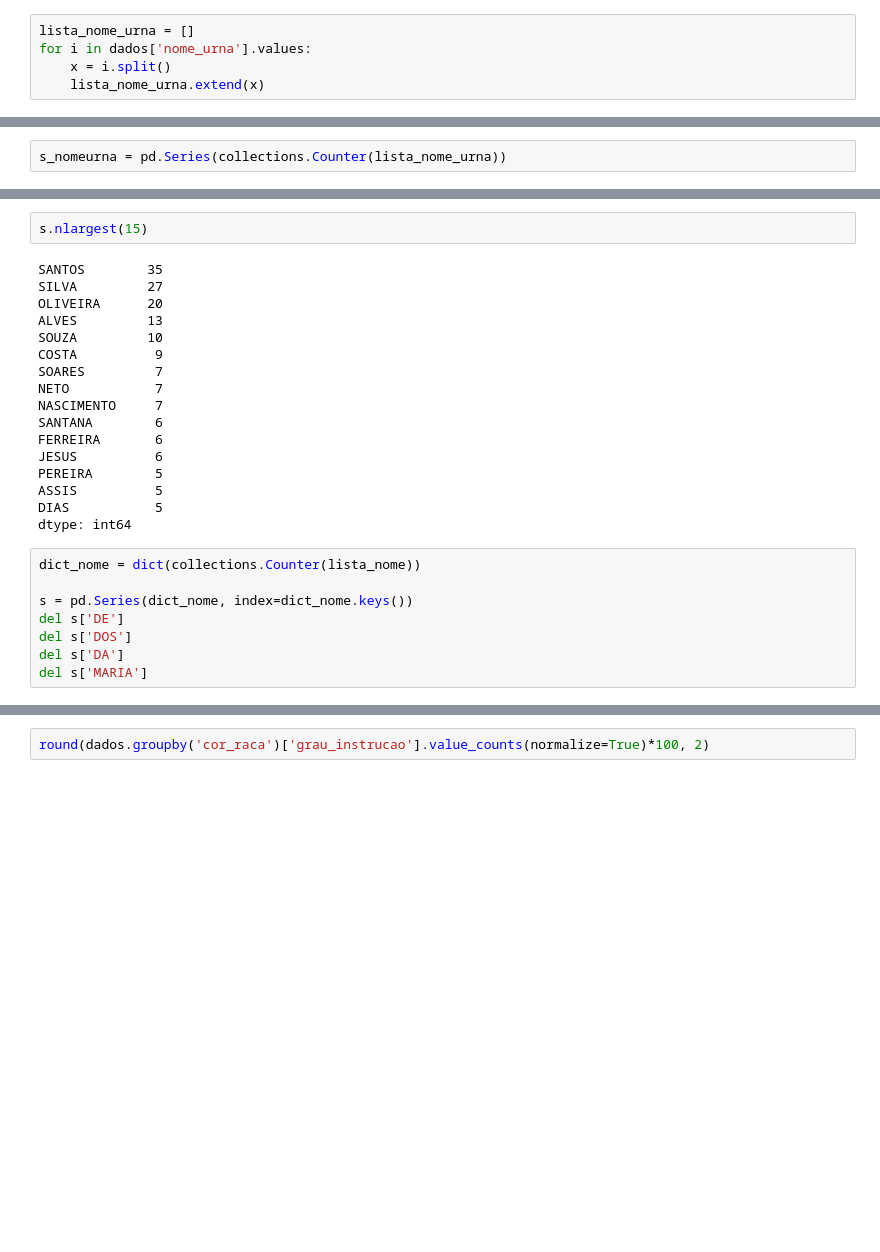
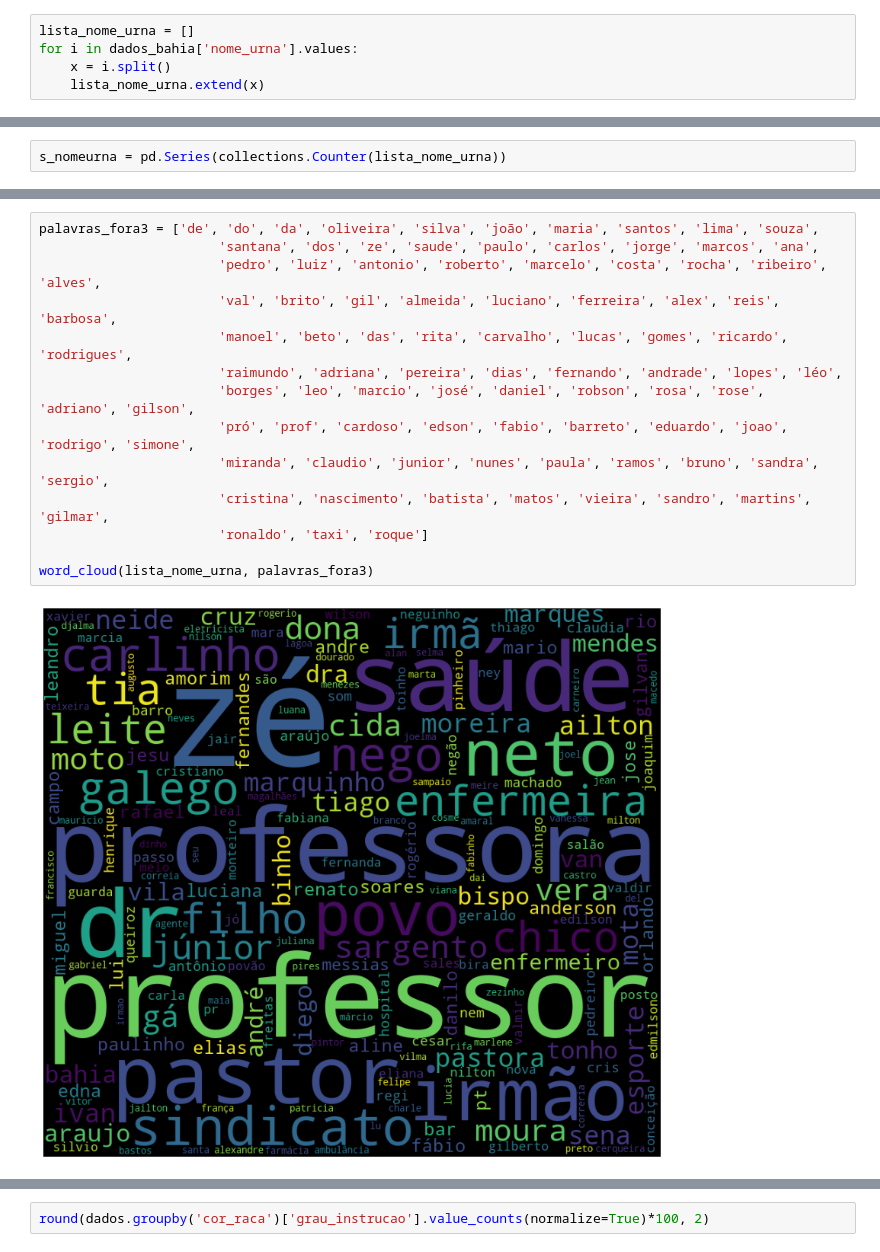
Before and after one commit to KPxto/candidatos_ibicarai2020, a Jupyter notebook: raiox_politica_ibicarai.ipynb, the cells around one changed output, grey strips where cells are left out. Drawn from its saved outputs; the diff is of its cells as text; blank space fills up the shorter version.

```diff
--- a/raiox_politica_ibicarai.ipynb
+++ b/raiox_politica_ibicarai.ipynb
@@ -168,6 +242,6 @@ dtype: int64
 # %%
 lista_nome_urna = []
-for i in dados['nome_urna'].values:
+for i in dados_bahia['nome_urna'].values:
     x = i.split()
     lista_nome_urna.extend(x)
 # %%
@@ -260,27 +286,16 @@ dados[dados['nome_urna']=='Pró Lai']
-# %%
-s.nlargest(15)
-# %% [output]
-SANTOS        35
-SILVA         27
-OLIVEIRA      20
-ALVES         13
-SOUZA         10
-COSTA          9
-SOARES         7
-NETO           7
-NASCIMENTO     7
-SANTANA        6
-FERREIRA       6
-JESUS          6
-PEREIRA        5
-ASSIS          5
-DIAS           5
-dtype: int64
-# %%
-dict_nome = dict(collections.Counter(lista_nome))
-
-s = pd.Series(dict_nome, index=dict_nome.keys())
-del s['DE']
-del s['DOS']
-del s['DA']
-del s['MARIA']
+# %%
+palavras_fora3 = ['de', 'do', 'da', 'oliveira', 'silva', 'joão', 'maria', 'santos', 'lima', 'souza',
+                       'santana', 'dos', 'ze', 'saude', 'paulo', 'carlos', 'jorge', 'marcos', 'ana',
+                       'pedro', 'luiz', 'antonio', 'roberto', 'marcelo', 'costa', 'rocha', 'ribeiro', 'alves',
+                       'val', 'brito', 'gil', 'almeida', 'luciano', 'ferreira', 'alex', 'reis', 'barbosa',
+                       'manoel', 'beto', 'das', 'rita', 'carvalho', 'lucas', 'gomes', 'ricardo', 'rodrigues',
+                       'raimundo', 'adriana', 'pereira', 'dias', 'fernando', 'andrade', 'lopes', 'léo',
+                       'borges', 'leo', 'marcio', 'josé', 'daniel', 'robson', 'rosa', 'rose', 'adriano', 'gilson',
+                       'pró', 'prof', 'cardoso', 'edson', 'fabio', 'barreto', 'eduardo', 'joao', 'rodrigo', 'simone',
+                       'miranda', 'claudio', 'junior', 'nunes', 'paula', 'ramos', 'bruno', 'sandra', 'sergio',
+                       'cristina', 'nascimento', 'batista', 'matos', 'vieira', 'sandro', 'martins', 'gilmar',
+                       'ronaldo', 'taxi', 'roque']
+
+word_cloud(lista_nome_urna, palavras_fora3)
+# %% [output]
+[figure, added]
```
Also changed, not shown: parts of 38 cells of this notebook.
